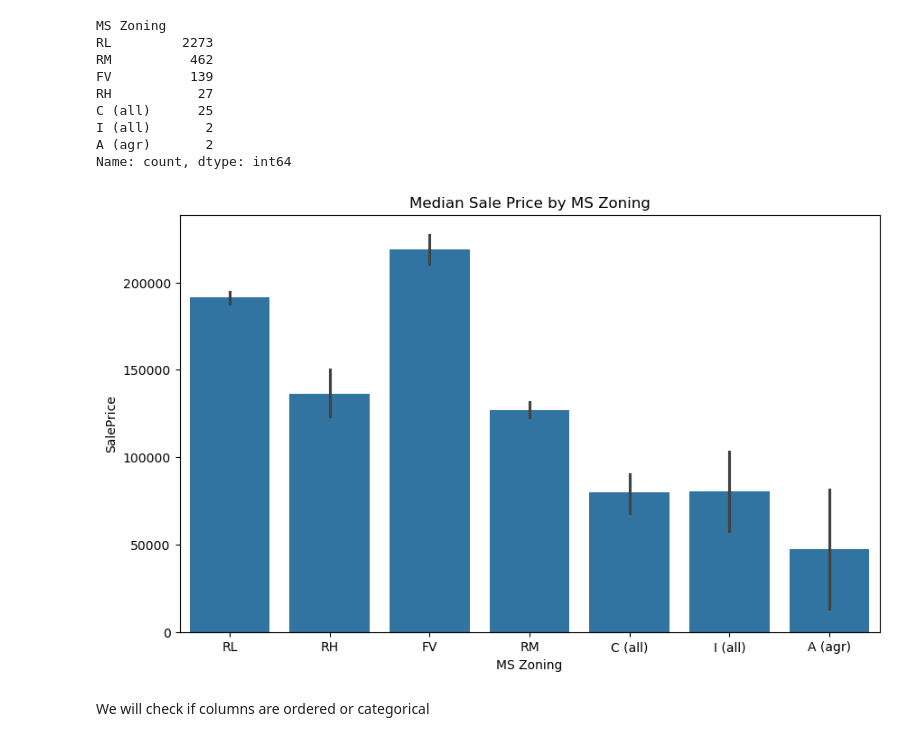
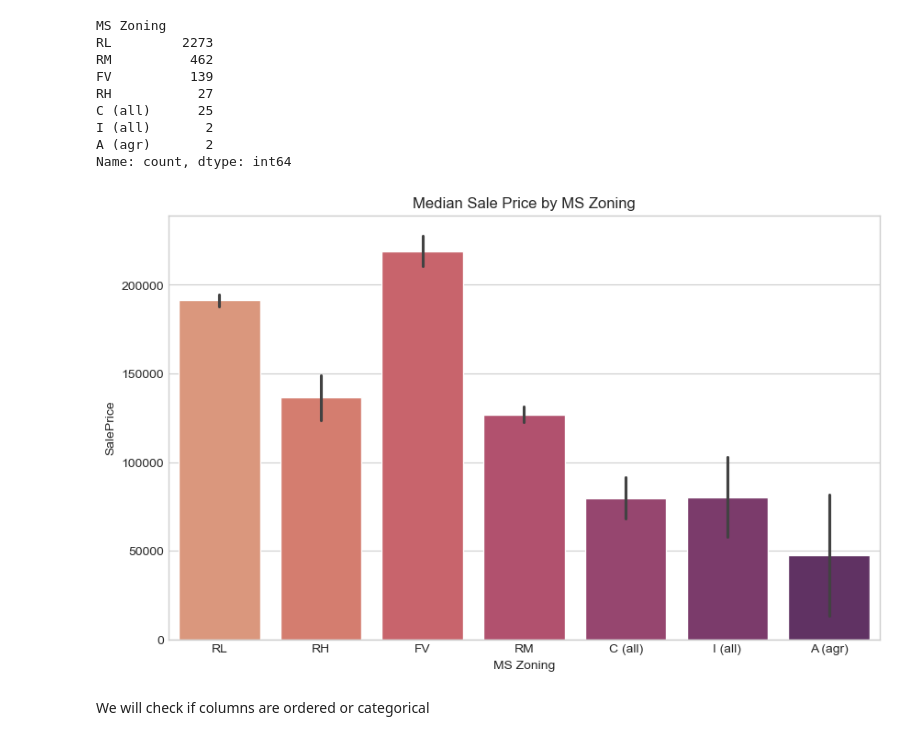
Before and after one commit to Sandeep20013/AI-Learning-Tracking, a Jupyter notebook: Projects/Ames Housing Prediction/Ames Housing Price Prediction - Cleaning Data.ipynb, the cells around one changed output. Cells and saved outputs as stored; diff of their text form; code cells hidden in the pictures.

```diff
--- a/Projects/Ames Housing Prediction/Ames Housing Price Prediction - Cleaning Data.ipynb
+++ b/Projects/Ames Housing Prediction/Ames Housing Price Prediction - Cleaning Data.ipynb
@@ -114,6 +114,8 @@ import pandas as pd
 import numpy as np
 import matplotlib.pyplot as plt
 import seaborn as sns
+plt.style.use("seaborn-v0_8-whitegrid")
+sns.set_style("whitegrid")
 # %%
 df = pd.read_csv("data/AmesHousing.csv", low_memory= False)
 df.shape
@@ -389,11 +401,11 @@ Name: count, dtype: int64
 # %%
 # Plot to check if 'MS Zoning' has any effect on Sale Price
 plt.figure(figsize=(10, 6))
-sns.barplot(x=df['MS Zoning'], y=df['SalePrice'], estimator=np.mean)
+sns.barplot(x=df['MS Zoning'], y=df['SalePrice'], estimator=np.mean, palette = 'flare', hue = df['MS Zoning'])
 plt.title('Median Sale Price by MS Zoning')
 plt.show()
 # %% [output]
-[figure, old version]
+[figure, new version]
 # %% [markdown]
 We will check if columns are ordered or categorical
 # %%
```
Also changed, not shown: parts of 6 cells of this notebook, 1 other file.
